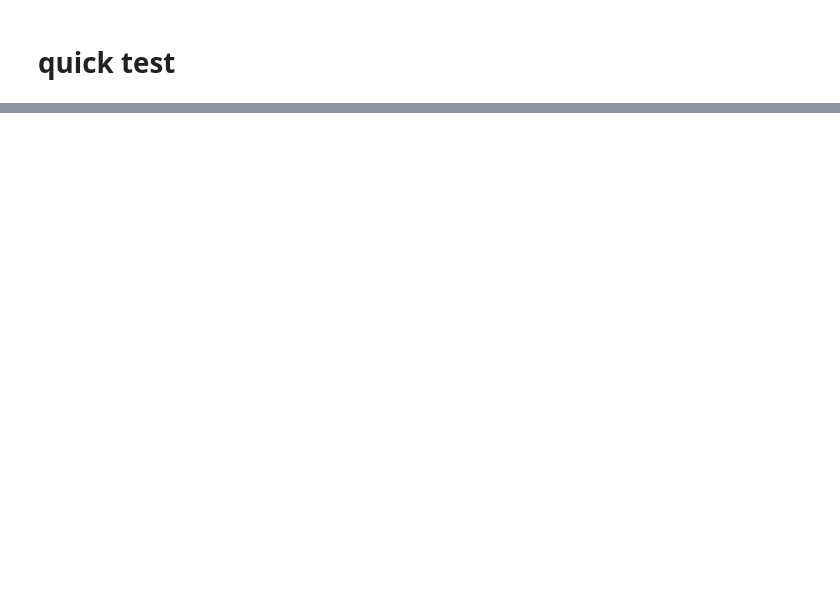
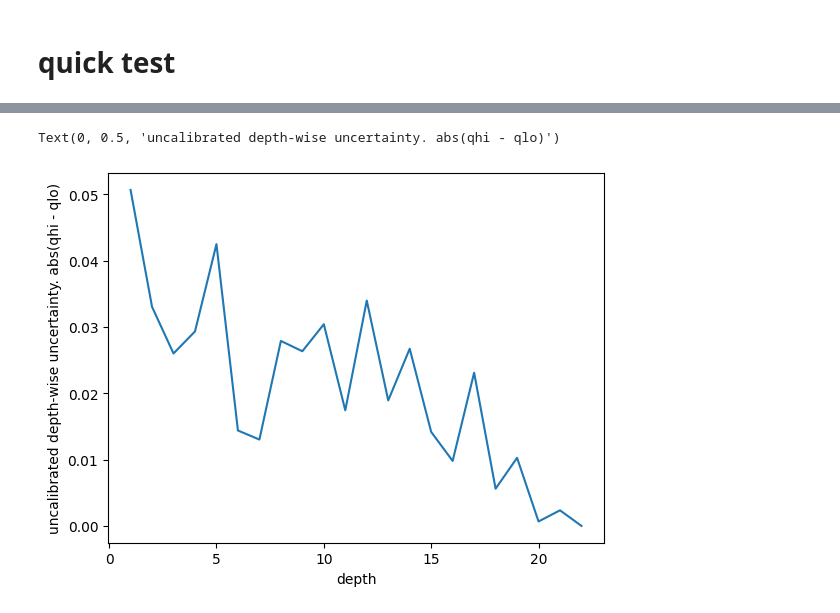
Before and after one commit to bu-cisl/sbrnet, a Jupyter notebook: examples/scratch.ipynb, the cells around one changed output, grey strips where cells are left out. Saved outputs shown, nothing was run; the diff lists cells and outputs as text; code cells hidden in the pictures; blank space fills up the shorter version.

```diff
--- a/examples/scratch.ipynb
+++ b/examples/scratch.ipynb
@@ -77,0 +335,32 @@ out = m(stack,rfv)
+# %%
+import os
+from functools import cached_property, cache
+from typing import Tuple
+from pandas import DataFrame, read_parquet
+
+import numpy as np
+import torch
+import zarr
+from tifffile import imread, TiffFile
+from torch.utils.data import Dataset
+import matplotlib.pyplot as plt
+from sbrnet_core.sbrnet.calibration.rcps import get_preds
+stack, rfv, gt = cal_data[2]
+qlo, qhi, f = get_preds(model, stack[None,:,:,:].to(device), rfv[None,:,:,:].to(device), config)
+gt, qlo, qhi, f = gt.cpu().numpy().squeeze(), qlo.cpu().numpy().squeeze(), qhi.cpu().numpy().squeeze(), f.cpu().numpy().squeeze()
+# qlo, qhi, f = qlo/np.max(qhi), qhi/np.max(qhi), f/np.max(qhi)
+# %%
+d_err = []
+for i in range(24):
+    unc = np.abs(qhi[i].ravel()- qlo[i].ravel())
+    # unc = np.abs(gt[i].ravel() - f[i].ravel())
+    mask = (gt[i].ravel() != 0) & (f[i].ravel() != 0)
+    unc = unc[mask]
+    d_err.append(np.mean(unc))
+
+plt.plot(d_err)
+plt.xlabel("depth")
+plt.ylabel("uncalibrated depth-wise uncertainty. abs(qhi - qlo)")
+# %% [output]
+Text(0, 0.5, 'uncalibrated depth-wise uncertainty. abs(qhi - qlo)')
+[figure, added]
```
Also changed, not shown: parts of 23 cells of this notebook, 12 other files.
